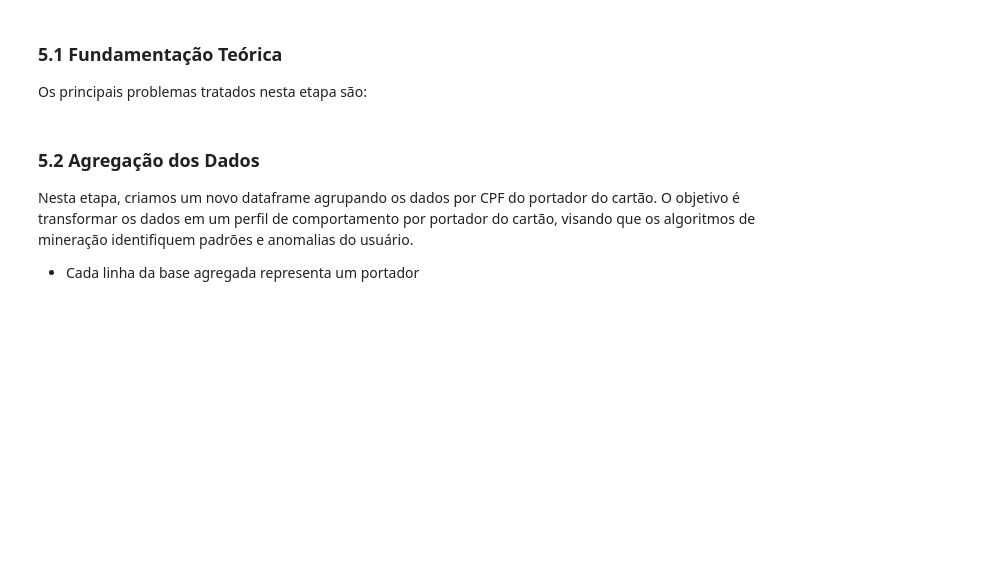
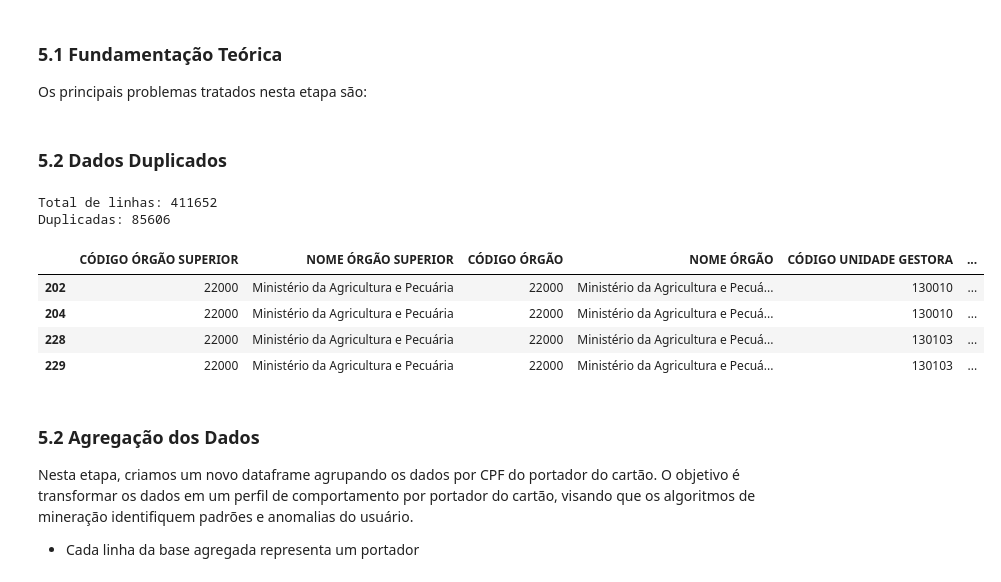
Before and after one commit to bituruna/cpgf-anomaly-detection-md, a Jupyter notebook: src/01_pre_processamento.ipynb, the cells around one changed output. Drawn from its saved outputs; the diff is of its cells as text; code cells hidden in the pictures; blank space fills up the shorter version.

```diff
--- a/src/01_pre_processamento.ipynb
+++ b/src/01_pre_processamento.ipynb
@@ -263,6 +397,21 @@ Name: VALOR NORMALIZADO, dtype: float64
 # %% [markdown]
 ### 5.1 Fundamentação Teórica
 Os principais problemas tratados nesta etapa são:
+# %% [markdown]
+### 5.2 Dados Duplicados
+# %%
+df[df.duplicated()]
+print("Total de linhas:", len(df))
+print("Duplicadas:", df.duplicated().sum())
+df[df.duplicated(keep=False)].head(4)
+# %% [output]
+Total de linhas: 411652
+Duplicadas: 85606
+|  | CÓDIGO ÓRGÃO SUPERIOR | NOME ÓRGÃO SUPERIOR | CÓDIGO ÓRGÃO | NOME ÓRGÃO | CÓDIGO UNIDADE GESTORA | ... |
+| 202 | 22000 | Ministério da Agricultura e Pecuária | 22000 | Ministério da Agricultura e Pecuá... | 130010 | ... |
+| 204 | 22000 | Ministério da Agricultura e Pecuária | 22000 | Ministério da Agricultura e Pecuá... | 130010 | ... |
+| 228 | 22000 | Ministério da Agricultura e Pecuária | 22000 | Ministério da Agricultura e Pecuá... | 130103 | ... |
+| 229 | 22000 | Ministério da Agricultura e Pecuária | 22000 | Ministério da Agricultura e Pecuá... | 130103 | ... |
 # %% [markdown]
 ### 5.2 Agregação dos Dados
 Nesta etapa, criamos um novo dataframe agrupando os dados por CPF do portador do cartão. O objetivo é transformar os dados em um perfil de comportamento por portador do cartão, visando que os algoritmos de mineração identifiquem padrões e anomalias do usuário.
```
Also changed, not shown: parts of 26 cells of this notebook, 2 other files.
